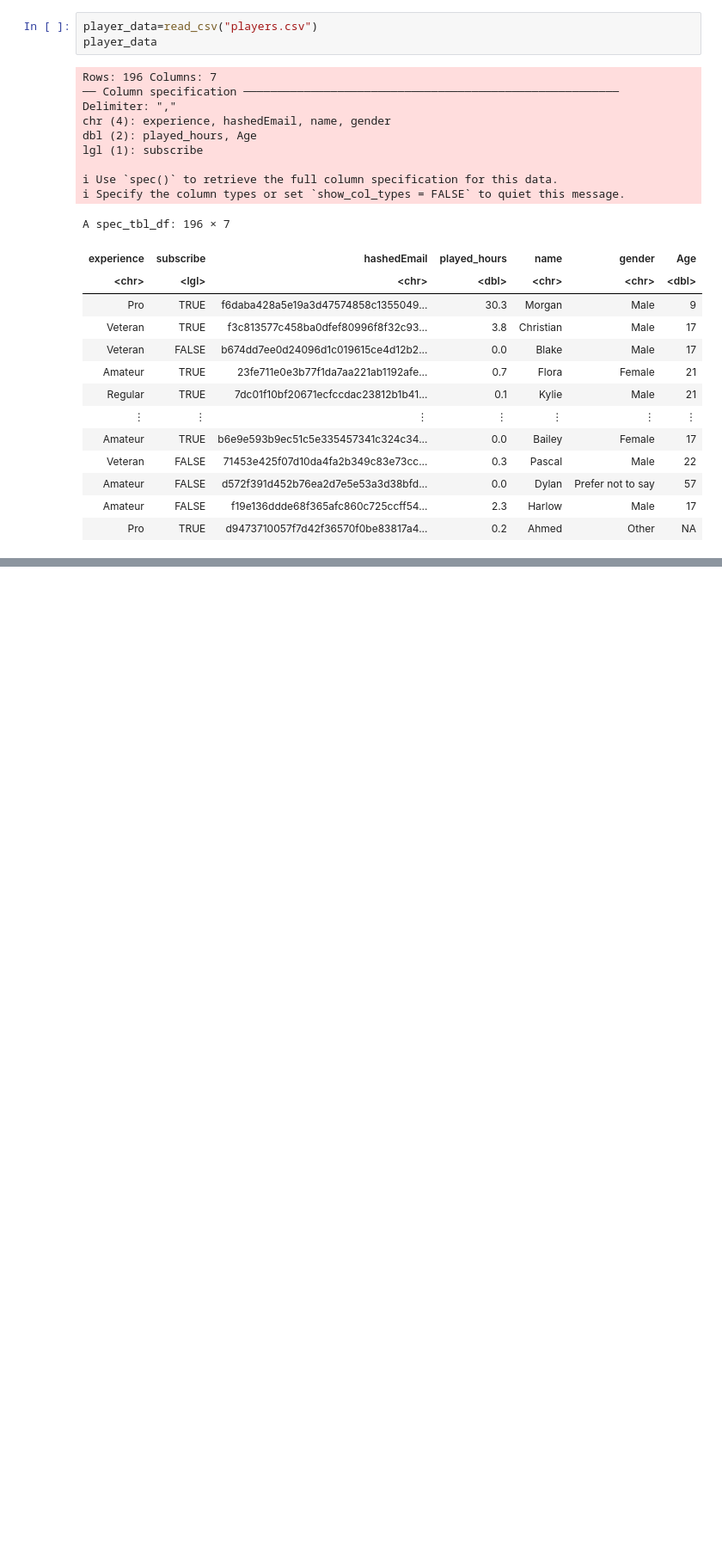
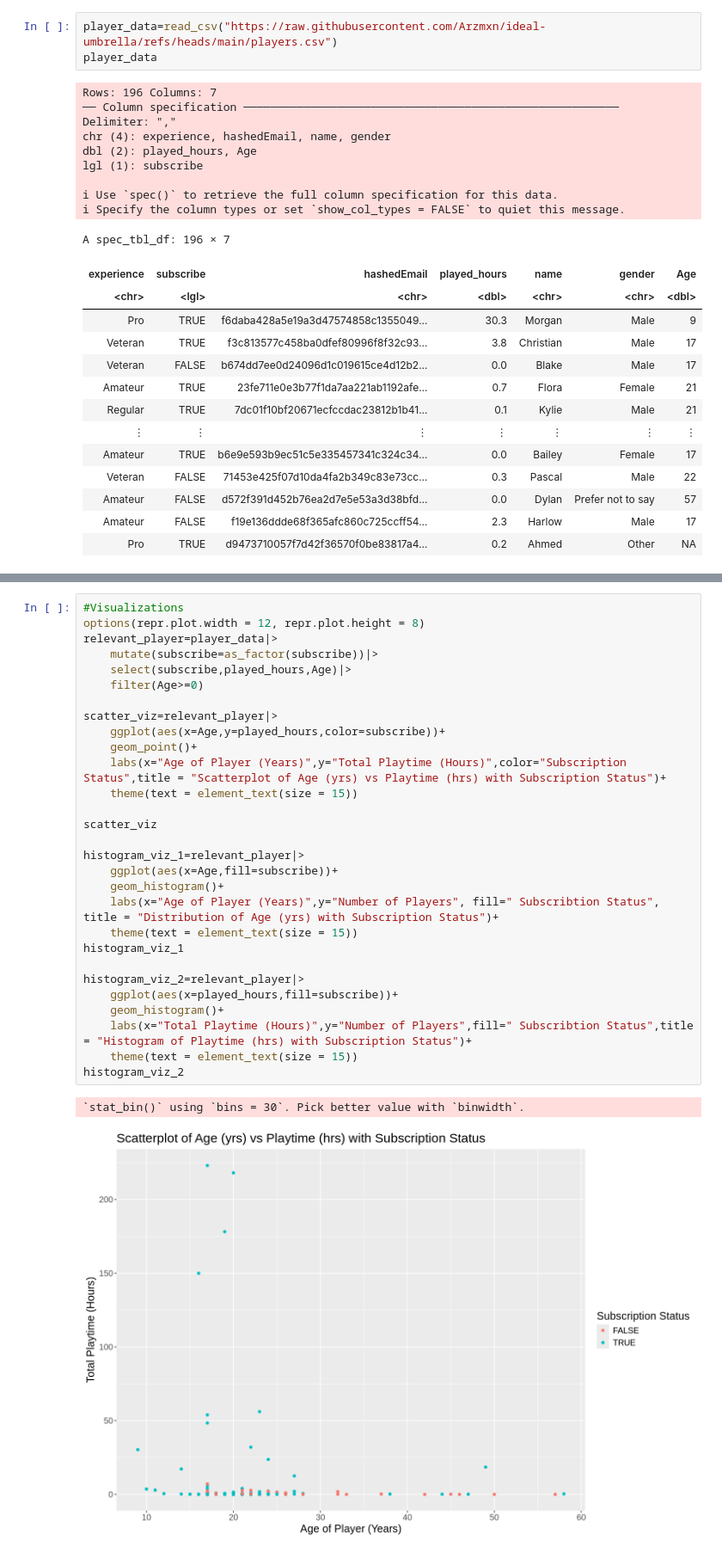
Before and after one commit to Arzmxn/ideal-umbrella, a Jupyter notebook: Project.ipynb, the cells around one changed output, grey strips where cells are left out. Shown at 86% size. Drawn from its saved outputs; the diff is of its cells as text; blank space fills up the shorter version.

```diff
--- a/Project.ipynb
+++ b/Project.ipynb
@@ -26,5 +6,5 @@ ERROR: Error in file(filename, "r", encoding = encoding): cannot open the connec
 # %%
-player_data=read_csv("players.csv")
+player_data=read_csv("https://raw.githubusercontent.com/Arzmxn/ideal-umbrella/refs/heads/main/players.csv")
 player_data
 # %% [output]
 Rows: 196 Columns: 7
@@ -80,0 +63,32 @@ To do this, I will be answering the more specific question of: Can played hours
+# %%
+#Visualizations
+options(repr.plot.width = 12, repr.plot.height = 8)
+relevant_player=player_data|>
+    mutate(subscribe=as_factor(subscribe))|>
+    select(subscribe,played_hours,Age)|>
+    filter(Age>=0)
+
+scatter_viz=relevant_player|>
+    ggplot(aes(x=Age,y=played_hours,color=subscribe))+
+    geom_point()+
+    labs(x="Age of Player (Years)",y="Total Playtime (Hours)",color="Subscription Status",title = "Scatterplot of Age (yrs) vs Playtime (hrs) with Subscription Status")+
+    theme(text = element_text(size = 15))
+
+scatter_viz
+
+histogram_viz_1=relevant_player|>
+    ggplot(aes(x=Age,fill=subscribe))+
+    geom_histogram()+
+    labs(x="Age of Player (Years)",y="Number of Players", fill=" Subscribtion Status", title = "Distribution of Age (yrs) with Subscription Status")+
+    theme(text = element_text(size = 15))
+histogram_viz_1
+
+histogram_viz_2=relevant_player|>
+    ggplot(aes(x=played_hours,fill=subscribe))+
+    geom_histogram()+
+    labs(x="Total Playtime (Hours)",y="Number of Players",fill=" Subscribtion Status",title = "Histogram of Playtime (hrs) with Subscription Status")+
+    theme(text = element_text(size = 15))
+histogram_viz_2
+# %% [output]
+`stat_bin()` using `bins = 30`. Pick better value with `binwidth`.
+[figure, added]
```
Also changed, not shown: parts of 4 cells of this notebook.
